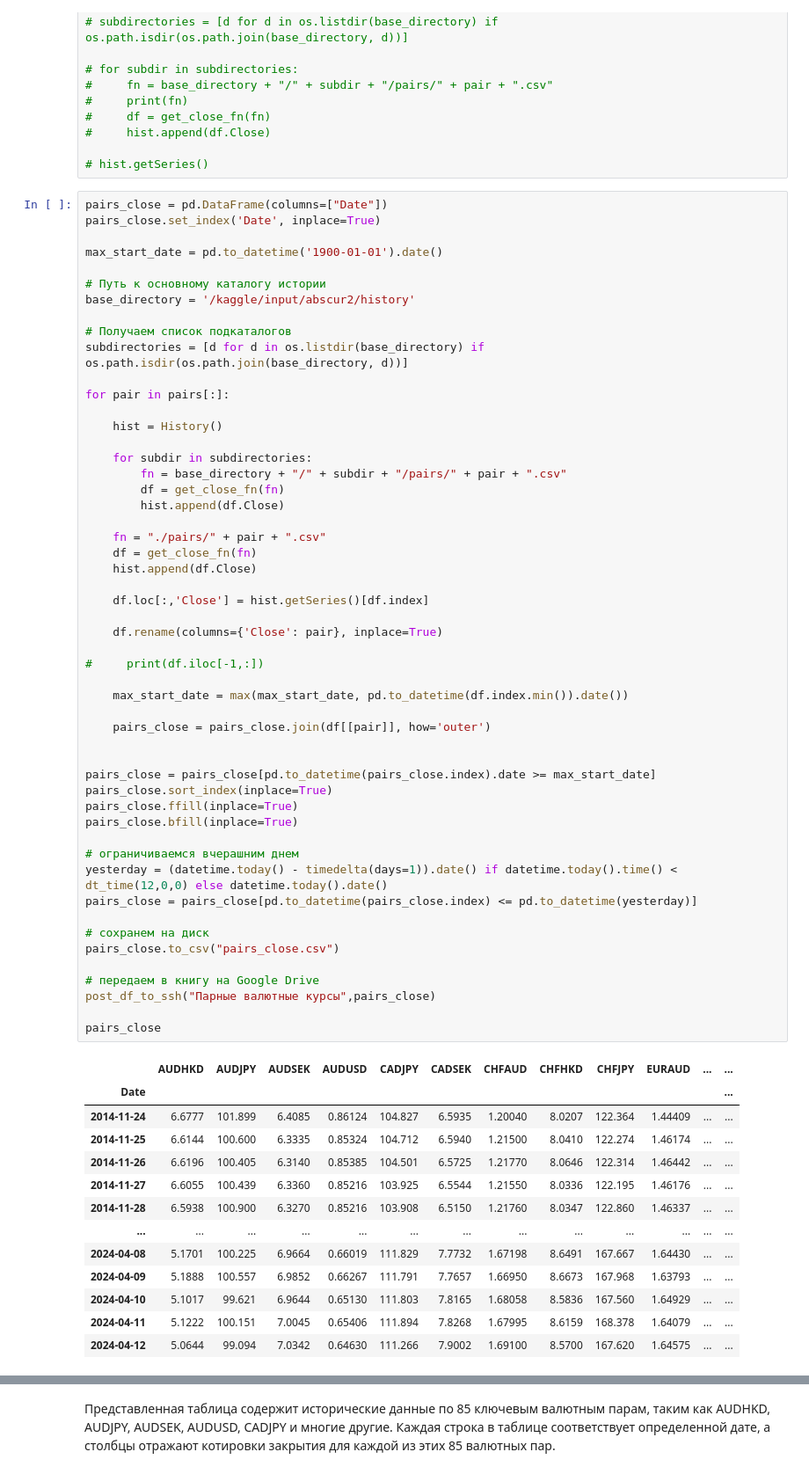
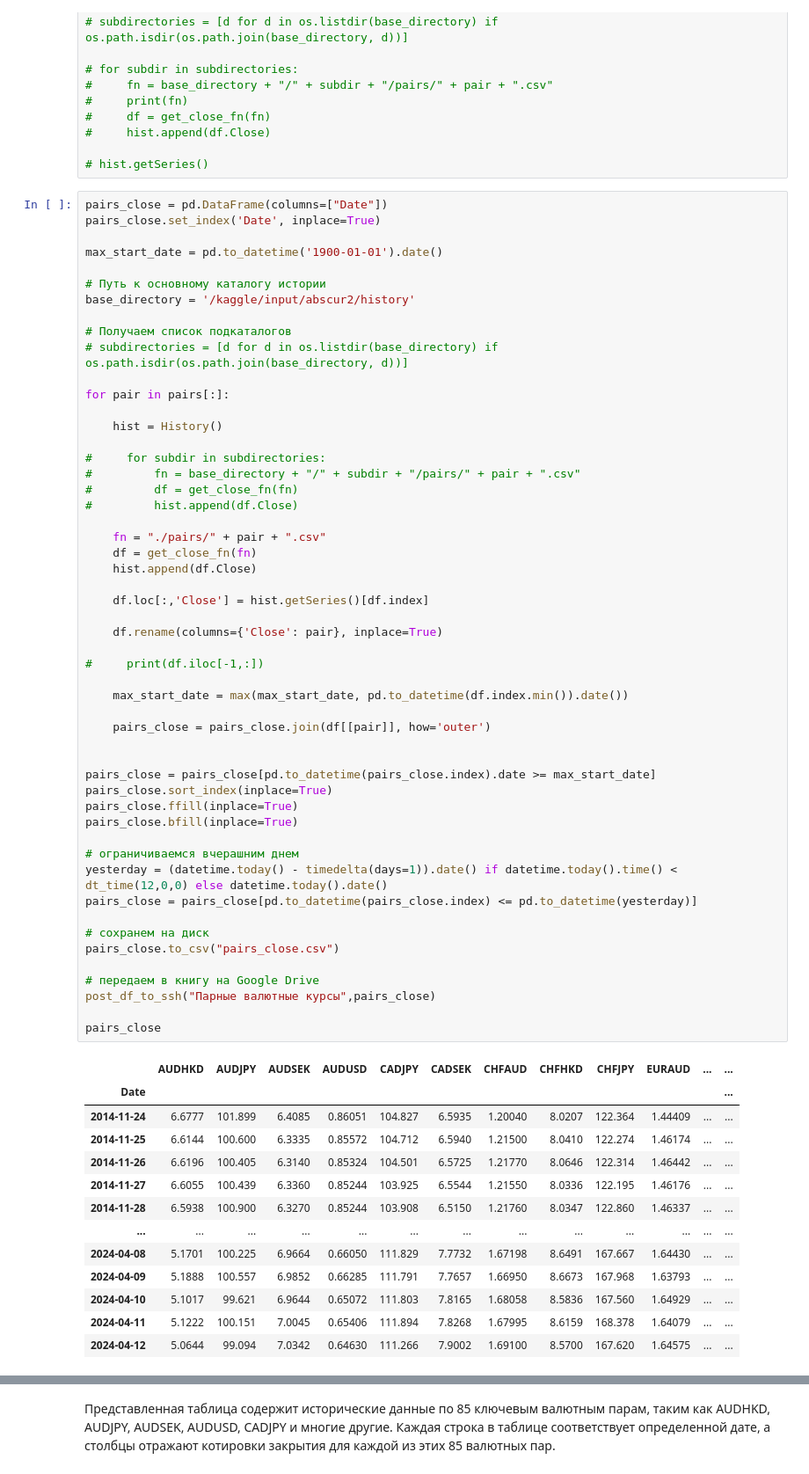
Before and after one commit to prog815/abscur, a Jupyter notebook: abscur2.ipynb, the cells around one changed output, grey strips where cells are left out. Shown: that part at 88% size. Drawn from its saved outputs; the diff is of its cells as text.

```diff
--- a/abscur2.ipynb
+++ b/abscur2.ipynb
@@ -279,16 +279,16 @@ max_start_date = pd.to_datetime('1900-01-01').date()
 base_directory = '/kaggle/input/abscur2/history'
 
 # Получаем список подкаталогов
-subdirectories = [d for d in os.listdir(base_directory) if os.path.isdir(os.path.join(base_directory, d))]
+# subdirectories = [d for d in os.listdir(base_directory) if os.path.isdir(os.path.join(base_directory, d))]
 
 for pair in pairs[:]:
 
     hist = History()
 
-    for subdir in subdirectories:
-        fn = base_directory + "/" + subdir + "/pairs/" + pair + ".csv"
-        df = get_close_fn(fn)
-        hist.append(df.Close)
+#     for subdir in subdirectories:
+#         fn = base_directory + "/" + subdir + "/pairs/" + pair + ".csv"
+#         df = get_close_fn(fn)
+#         hist.append(df.Close)
 
     fn = "./pairs/" + pair + ".csv"
     df = get_close_fn(fn)
@@ -297,42 +297,42 @@ for pair in pairs[:]:
     df.loc[:,'Close'] = hist.getSeries()[df.index]
 
     df.rename(columns={'Close': pair}, inplace=True)
 
 #     print(df.iloc[-1,:])
 
     max_start_date = max(max_start_date, pd.to_datetime(df.index.min()).date())
 
     pairs_close = pairs_close.join(df[[pair]], how='outer')
 
 
 pairs_close = pairs_close[pd.to_datetime(pairs_close.index).date >= max_start_date]
 pairs_close.sort_index(inplace=True)
 pairs_close.ffill(inplace=True)
 pairs_close.bfill(inplace=True)
 
 # ограничиваемся вчерашним днем
 yesterday = (datetime.today() - timedelta(days=1)).date() if datetime.today().time() < dt_time(12,0,0) else datetime.today().date()
 pairs_close = pairs_close[pd.to_datetime(pairs_close.index) <= pd.to_datetime(yesterday)]
 
 # сохранем на диск
 pairs_close.to_csv("pairs_close.csv")
 
 # передаем в книгу на Google Drive
 post_df_to_ssh("Парные валютные курсы",pairs_close)
 
 pairs_close
 # %% [output]
 |  | AUDHKD | AUDJPY | AUDSEK | AUDUSD | CADJPY | CADSEK | CHFAUD | CHFHKD | CHFJPY | EURAUD | ... | ... |
 | Date |  |  |  |  |  |  |  |  |  |  |  | ... |
-| 2014-11-24 | 6.6777 | 101.899 | 6.4085 | 0.86124 | 104.827 | 6.5935 | 1.20040 | 8.0207 | 122.364 | 1.44409 | ... | ... |
-| 2014-11-25 | 6.6144 | 100.600 | 6.3335 | 0.85324 | 104.712 | 6.5940 | 1.21500 | 8.0410 | 122.274 | 1.46174 | ... | ... |
-| 2014-11-26 | 6.6196 | 100.405 | 6.3140 | 0.85385 | 104.501 | 6.5725 | 1.21770 | 8.0646 | 122.314 | 1.46442 | ... | ... |
-| 2014-11-27 | 6.6055 | 100.439 | 6.3360 | 0.85216 | 103.925 | 6.5544 | 1.21550 | 8.0336 | 122.195 | 1.46176 | ... | ... |
-| 2014-11-28 | 6.5938 | 100.900 | 6.3270 | 0.85216 | 103.908 | 6.5150 | 1.21760 | 8.0347 | 122.860 | 1.46337 | ... | ... |
+| 2014-11-24 | 6.6777 | 101.899 | 6.4085 | 0.86051 | 104.827 | 6.5935 | 1.20040 | 8.0207 | 122.364 | 1.44409 | ... | ... |
+| 2014-11-25 | 6.6144 | 100.600 | 6.3335 | 0.85572 | 104.712 | 6.5940 | 1.21500 | 8.0410 | 122.274 | 1.46174 | ... | ... |
+| 2014-11-26 | 6.6196 | 100.405 | 6.3140 | 0.85324 | 104.501 | 6.5725 | 1.21770 | 8.0646 | 122.314 | 1.46442 | ... | ... |
+| 2014-11-27 | 6.6055 | 100.439 | 6.3360 | 0.85244 | 103.925 | 6.5544 | 1.21550 | 8.0336 | 122.195 | 1.46176 | ... | ... |
+| 2014-11-28 | 6.5938 | 100.900 | 6.3270 | 0.85244 | 103.908 | 6.5150 | 1.21760 | 8.0347 | 122.860 | 1.46337 | ... | ... |
 | ... | ... | ... | ... | ... | ... | ... | ... | ... | ... | ... | ... | ... |
-| 2024-04-08 | 5.1701 | 100.225 | 6.9664 | 0.66019 | 111.829 | 7.7732 | 1.67198 | 8.6491 | 167.667 | 1.64430 | ... | ... |
-| 2024-04-09 | 5.1888 | 100.557 | 6.9852 | 0.66267 | 111.791 | 7.7657 | 1.66950 | 8.6673 | 167.968 | 1.63793 | ... | ... |
-| 2024-04-10 | 5.1017 | 99.621 | 6.9644 | 0.65130 | 111.803 | 7.8165 | 1.68058 | 8.5836 | 167.560 | 1.64929 | ... | ... |
+| 2024-04-08 | 5.1701 | 100.225 | 6.9664 | 0.66050 | 111.829 | 7.7732 | 1.67198 | 8.6491 | 167.667 | 1.64430 | ... | ... |
+| 2024-04-09 | 5.1888 | 100.557 | 6.9852 | 0.66285 | 111.791 | 7.7657 | 1.66950 | 8.6673 | 167.968 | 1.63793 | ... | ... |
+| 2024-04-10 | 5.1017 | 99.621 | 6.9644 | 0.65072 | 111.803 | 7.8165 | 1.68058 | 8.5836 | 167.560 | 1.64929 | ... | ... |
 | 2024-04-11 | 5.1222 | 100.151 | 7.0045 | 0.65406 | 111.894 | 7.8268 | 1.67995 | 8.6159 | 168.378 | 1.64079 | ... | ... |
 | 2024-04-12 | 5.0644 | 99.094 | 7.0342 | 0.64630 | 111.266 | 7.9002 | 1.69100 | 8.5700 | 167.620 | 1.64575 | ... | ... |
 2939 rows × 85 columns
```
Also changed, not shown: parts of 7 cells of this notebook.
